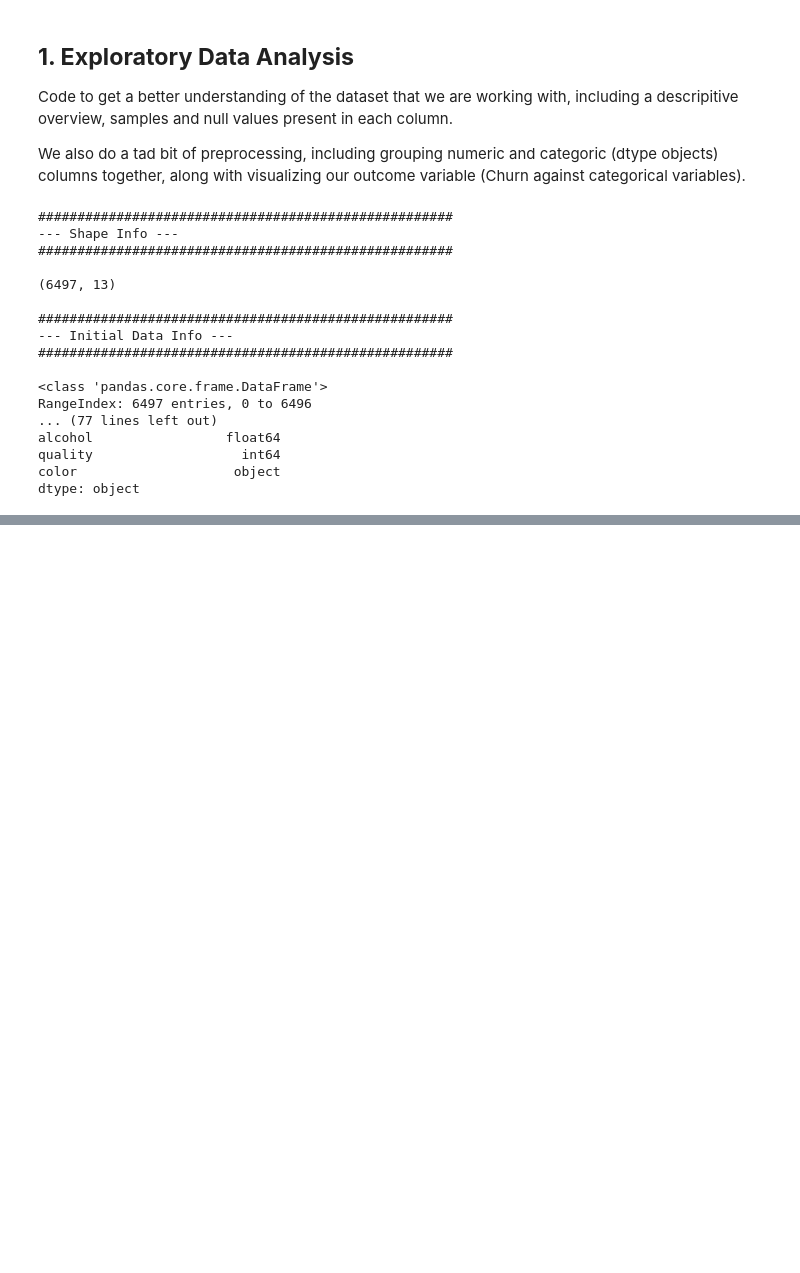
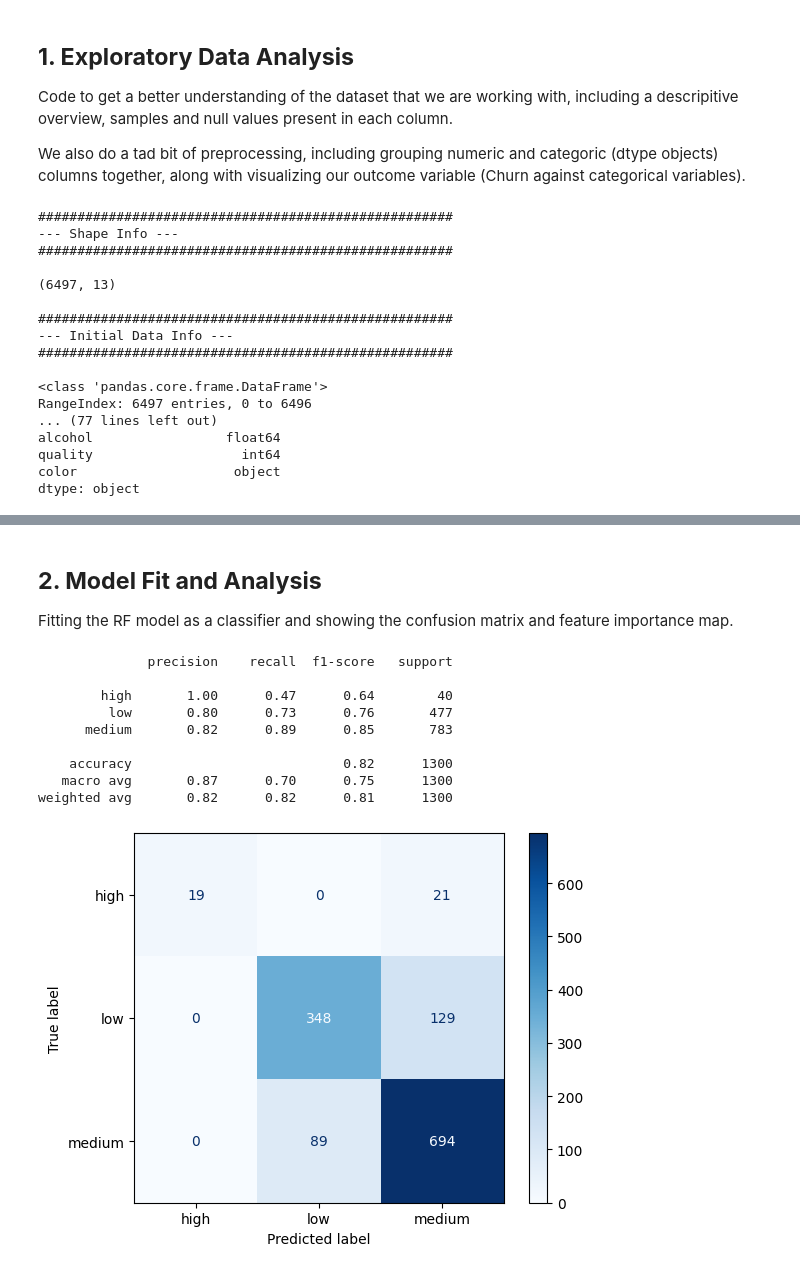
Before and after one commit to ag826/AIPI590_XAI_F25, a Jupyter notebook: Assignment_Interpretable_ML_II.ipynb, the cells around one changed output, grey strips where cells are left out. Drawn from its saved outputs; the diff is of its cells as text; code cells hidden in the pictures; blank space fills up the shorter version.

```diff
--- a/Assignment_Interpretable_ML_II.ipynb
+++ b/Assignment_Interpretable_ML_II.ipynb
@@ -122,0 +171,29 @@ dtype: object
+# %% [markdown]
+## **2. Model Fit and Analysis**
+
+Fitting the RF model as a classifier and showing the confusion matrix and feature importance map.
+# %%
+from sklearn.model_selection import train_test_split
+from sklearn.ensemble import RandomForestClassifier
+from sklearn.metrics import mean_squared_error, r2_score, ConfusionMatrixDisplay
+
+model = RandomForestClassifier(n_estimators=200, random_state=42, class_weight="balanced")
+model.fit(X_train, y_train)
+
+y_pred = model.predict(X_test)
+
+print(classification_report(y_test, y_pred))
+
+ConfusionMatrixDisplay.from_estimator(model, X_test, y_test, cmap="Blues")
+plt.show()
+# %% [output]
+              precision    recall  f1-score   support
+
+        high       1.00      0.47      0.64        40
+         low       0.80      0.73      0.76       477
+      medium       0.82      0.89      0.85       783
+
+    accuracy                           0.82      1300
+   macro avg       0.87      0.70      0.75      1300
+weighted avg       0.82      0.82      0.81      1300
+[figure, added]
```
Also changed, not shown: parts of 19 cells of this notebook.
